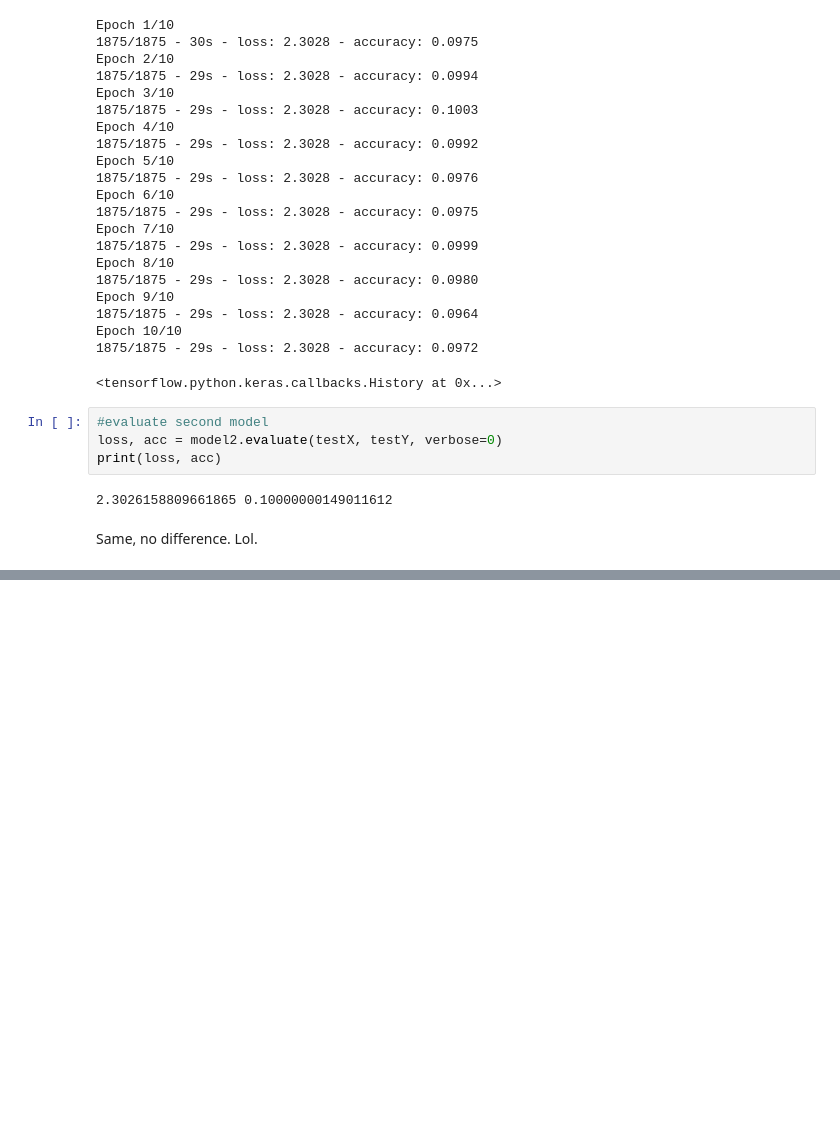
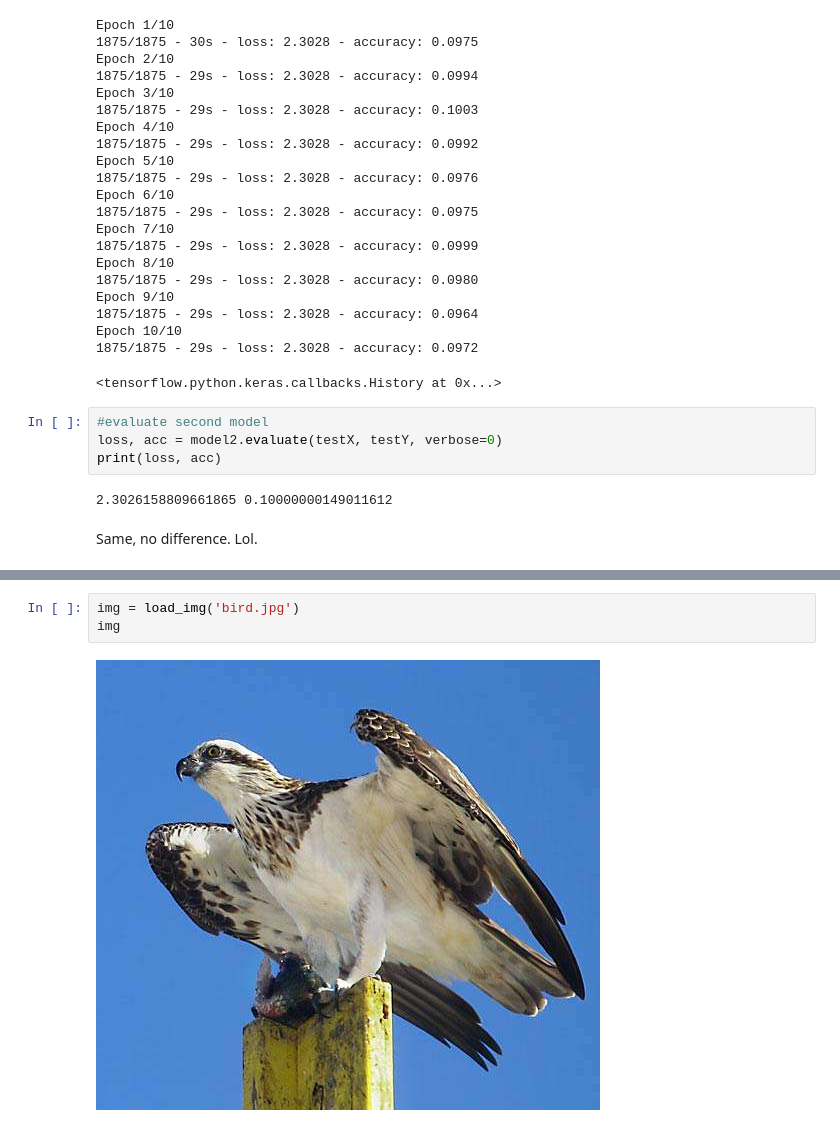
Before and after one commit to ainurafifah00/Computer_Vision, a Jupyter notebook: Intro_Computer_Vision.ipynb, the cells around one changed output, grey strips where cells are left out. Cells and saved outputs as stored; diff of their text form; blank space fills up the shorter version.

```diff
--- a/Intro_Computer_Vision.ipynb
+++ b/Intro_Computer_Vision.ipynb
@@ -362,0 +387,5 @@ Same, no difference. Lol.
+# %%
+img = load_img('bird.jpg')
+img
+# %% [output]
+[figure, added]
```
Also changed, not shown: parts of 9 cells of this notebook.
